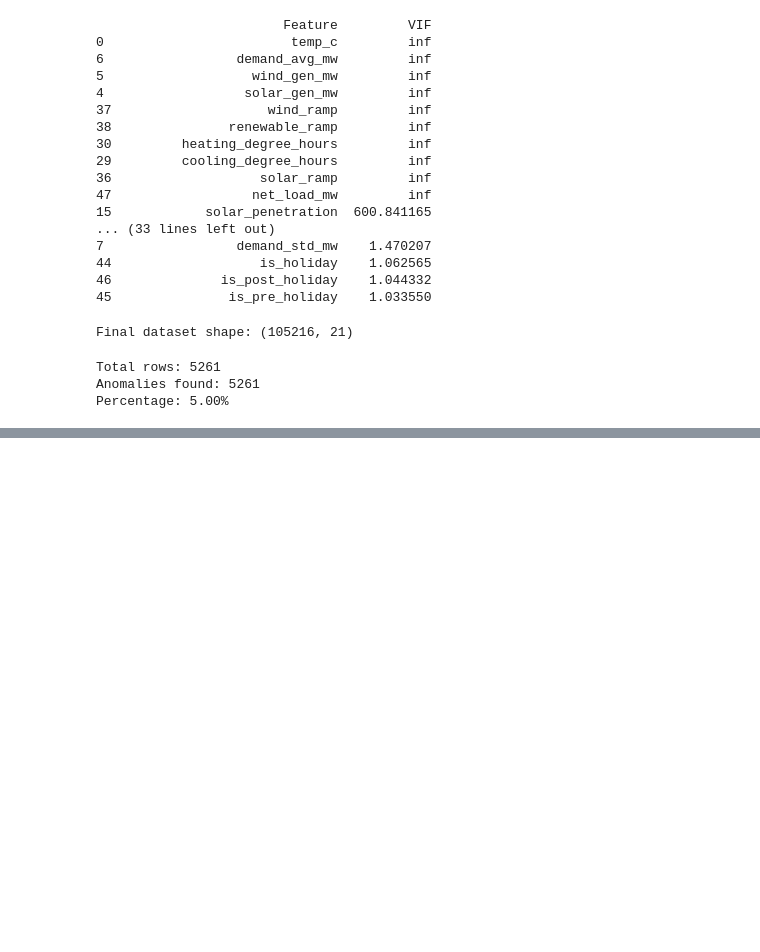
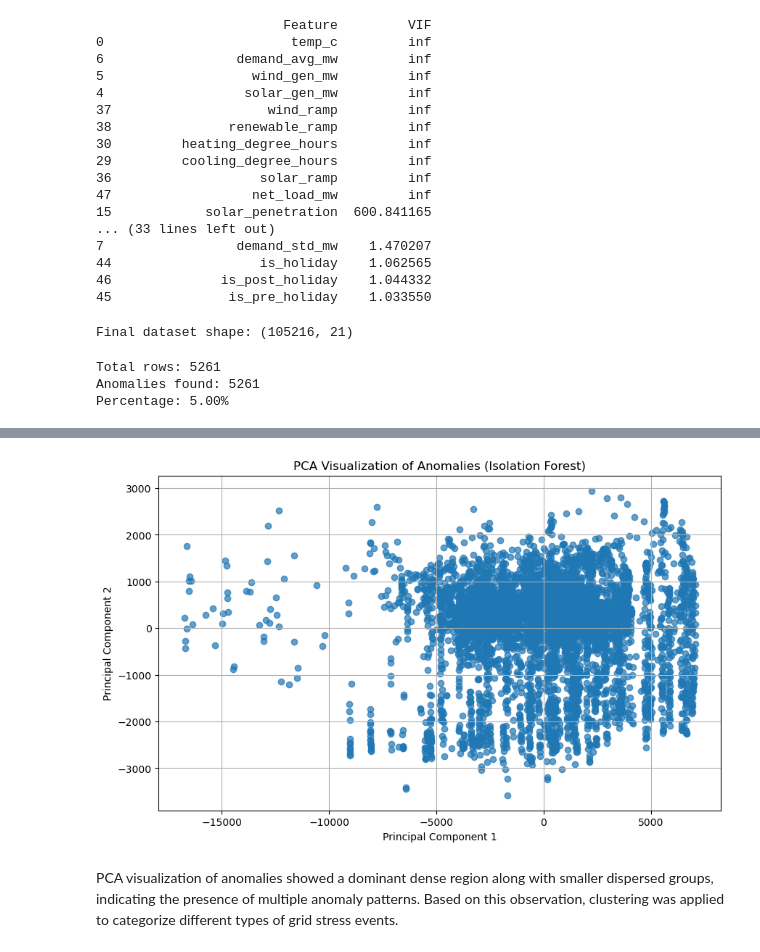
Before and after one commit to HarshilChawla/multi-scale-energy-stress-analysis, a Jupyter notebook: code/anamoly detection and interpretation/isolation_forest.ipynb, the cells around one changed output, grey strips where cells are left out. Cells and saved outputs as stored; diff of their text form; code cells hidden in the pictures; blank space fills up the shorter version.

```diff
--- a/code/anamoly detection and interpretation/isolation_forest.ipynb
+++ b/code/anamoly detection and interpretation/isolation_forest.ipynb
@@ -145,0 +215,26 @@ Percentage: 5.00%
+# %%
+#PCA Scatter Plot to check if anomalies df can be clustered
+pca = PCA(n_components=2)
+anomalies_pca = pca.fit_transform(anomalies_df)
+pca_df = pd.DataFrame(anomalies_pca, columns=['PC1', 'PC2'])
+# %%
+pca_df['anomaly'] = anomalies_df['if_anomaly_flag'].values
+# %%
+plt.figure(figsize=(10, 6))
+
+plt.scatter(
+    pca_df['PC1'],
+    pca_df['PC2'],
+    alpha=0.7
+)
+
+plt.xlabel('Principal Component 1')
+plt.ylabel('Principal Component 2')
+plt.title('PCA Visualization of Anomalies (Isolation Forest)')
+plt.grid()
+
+plt.show()
+# %% [output]
+[figure, added]
+# %% [markdown]
+PCA visualization of anomalies showed a dominant dense region along with smaller dispersed groups, indicating the presence of multiple anomaly patterns. Based on this observation, clustering was applied to categorize different types of grid stress events.
```
Also changed, not shown: parts of 7 cells of this notebook, 2 other files.
